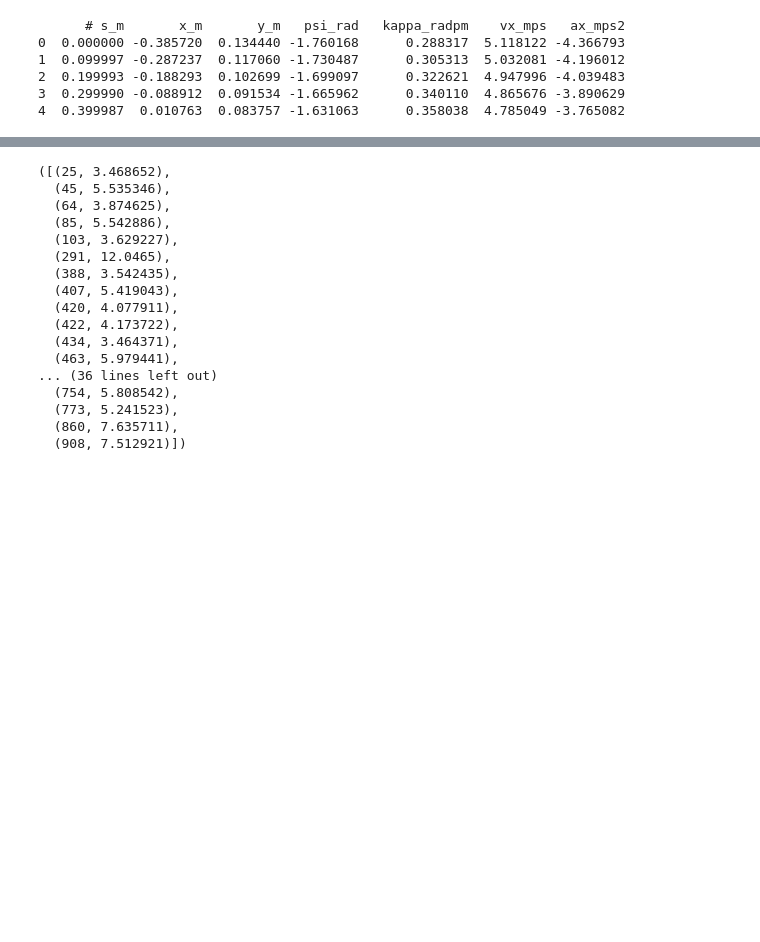
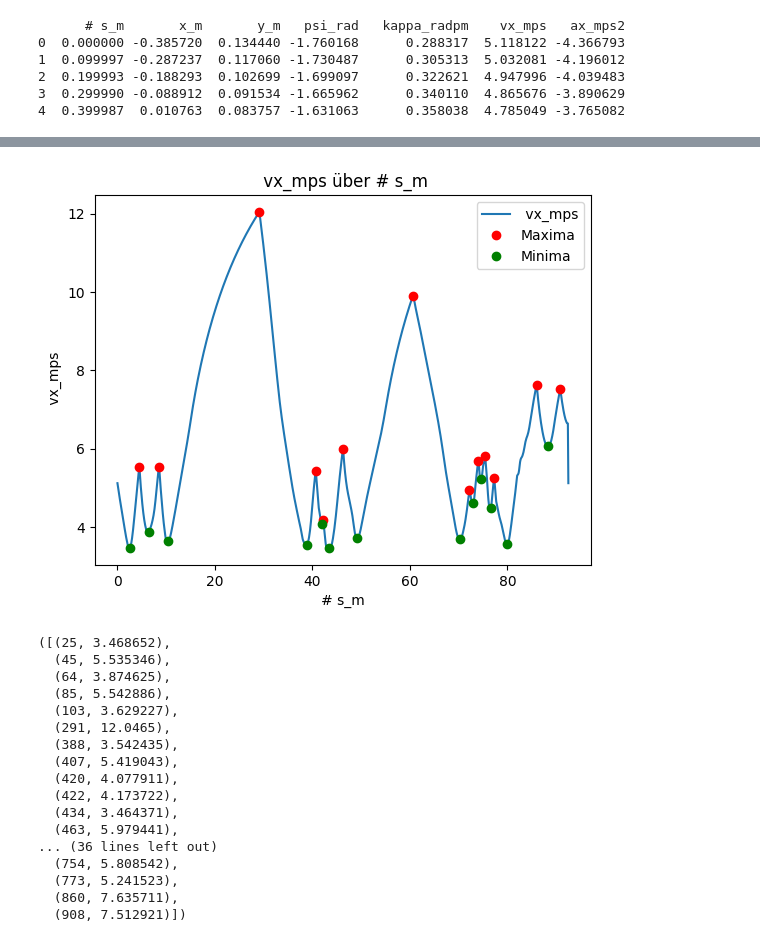
Before and after one commit to F1Tenth-INI/f1tenth_development_gym, a Jupyter notebook: run/Jupyter_notebook/plot_waypoints.ipynb, the cells around one changed output, grey strips where cells are left out. Drawn from its saved outputs; the diff is of its cells as text; code cells hidden in the pictures; blank space fills up the shorter version.

```diff
--- a/run/Jupyter_notebook/plot_waypoints.ipynb
+++ b/run/Jupyter_notebook/plot_waypoints.ipynb
@@ -81,32 +89,33 @@ plt.show()
 # %%
 # Function to plot extrema points
 def plot_extrema(waypoints_df, x_col, y_col):
     x = waypoints_df[x_col]
     y = waypoints_df[y_col]
 
     # Find peaks (maxima)
     peaks, _ = find_peaks(y)
     # Find valleys (minima) by inverting the signal
     valleys, _ = find_peaks(-y)
 
     # Create a list of extrema points sorted by index
     extrema_list = [[peaks, y[peaks].to_numpy()], [valleys, y[valleys].to_numpy()]]
     extrema_list_sorted = sorted([(index, value) for extrema in extrema_list for index, value in zip(extrema[0], extrema[1])], key=lambda x: x[0])
     minima_list = [(index, value) for index, value in extrema_list_sorted if index in valleys]
     maxima_list = [(index, value) for index, value in extrema_list_sorted if index in peaks]
-    # plt.figure()
-    # plt.plot(x, y, label=y_col)
-    # plt.plot(x[peaks], y[peaks], 'ro', label='Maxima')
-    # plt.plot(x[valleys], y[valleys], 'go', label='Minima')
-    # plt.xlabel(x_col)
-    # plt.ylabel(y_col)
-    # plt.title(f'{y_col} über {x_col}')
-    # plt.legend()
-    # plt.show()
+    plt.figure()
+    plt.plot(x, y, label=y_col)
+    plt.plot(x[peaks], y[peaks], 'ro', label='Maxima')
+    plt.plot(x[valleys], y[valleys], 'go', label='Minima')
+    plt.xlabel(x_col)
+    plt.ylabel(y_col)
+    plt.title(f'{y_col} über {x_col}')
+    plt.legend()
+    plt.show()
     return extrema_list_sorted, minima_list, maxima_list
 # Call the function with the appropriate columns
 plot_extrema(waypoints_df, '# s_m', ' vx_mps')
 # %% [output]
+[figure, added]
 ([(25, 3.468652),
   (45, 5.535346),
   (64, 3.874625),
```
Also changed, not shown: parts of 2 cells of this notebook, 8 other files.
